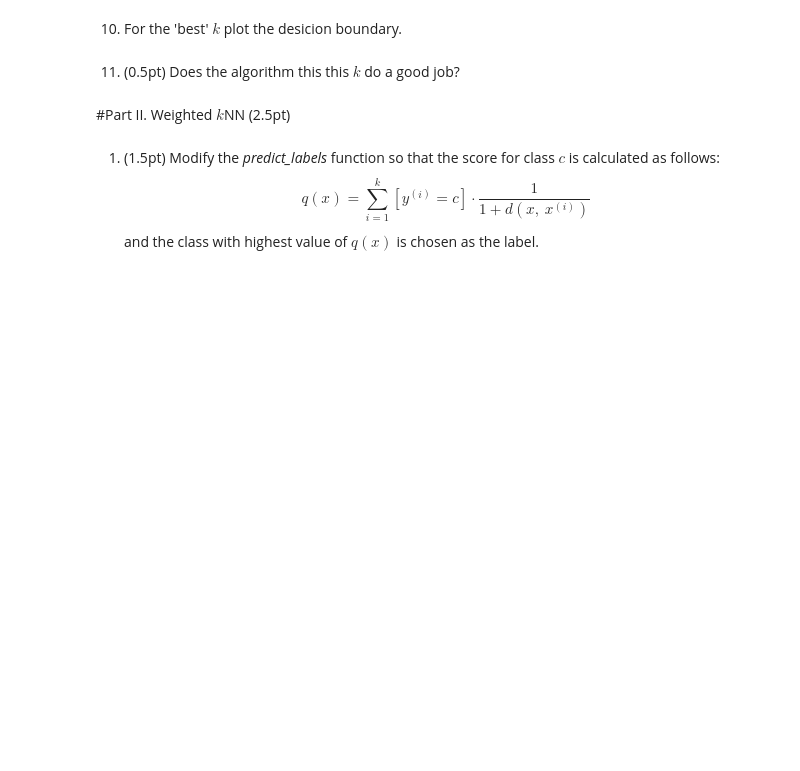
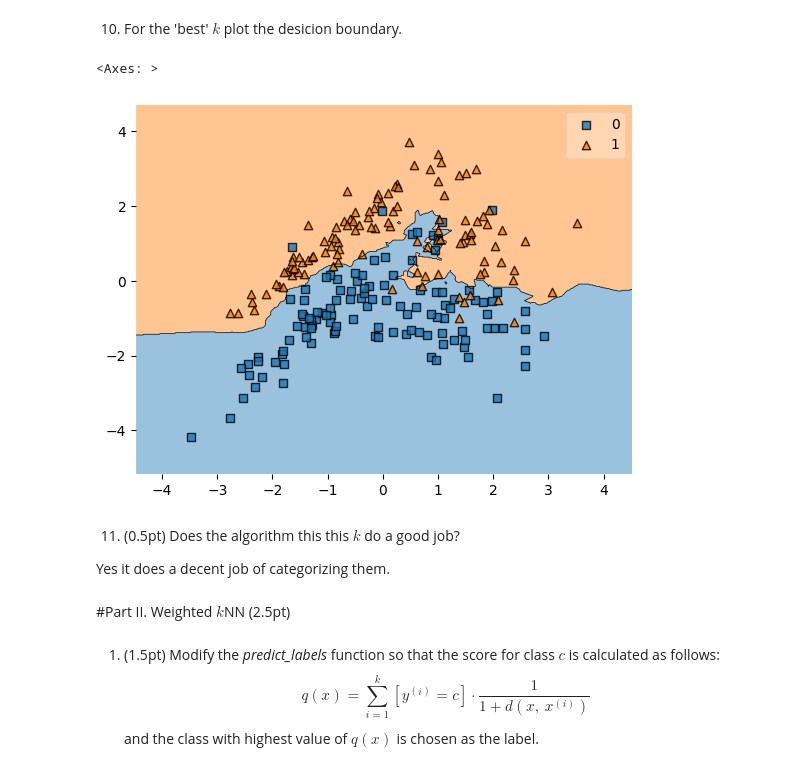
Before and after one commit to YKhalitov/College-Projects, a Jupyter notebook: RIT-Projects/Machine Learning - CSCI 335/HW1.ipynb, the cells around one changed output. Saved outputs shown, nothing was run; the diff lists cells and outputs as text; code cells hidden in the pictures; blank space fills up the shorter version.

```diff
--- a/RIT-Projects/Machine Learning - CSCI 335/HW1.ipynb
+++ b/RIT-Projects/Machine Learning - CSCI 335/HW1.ipynb
@@ -206,5 +222,14 @@ for k in range(1, 40):
+# %%
+clf_3 = KNeighborsClassifier(6)
+clf_3.fit(X_train,y_train)
+plot_decision_regions(X_train,y_train,clf_3)
+# %% [output]
+<Axes: >
+[figure, added]
 # %% [markdown]
 11. (0.5pt) Does the algorithm this this $k$ do a good job?
+
+Yes it does a decent job of categorizing them.
 # %% [markdown]
 #Part II. Weighted $k$NN (2.5pt)
 # %% [markdown]
```
Also changed, not shown: parts of 4 cells of this notebook.
